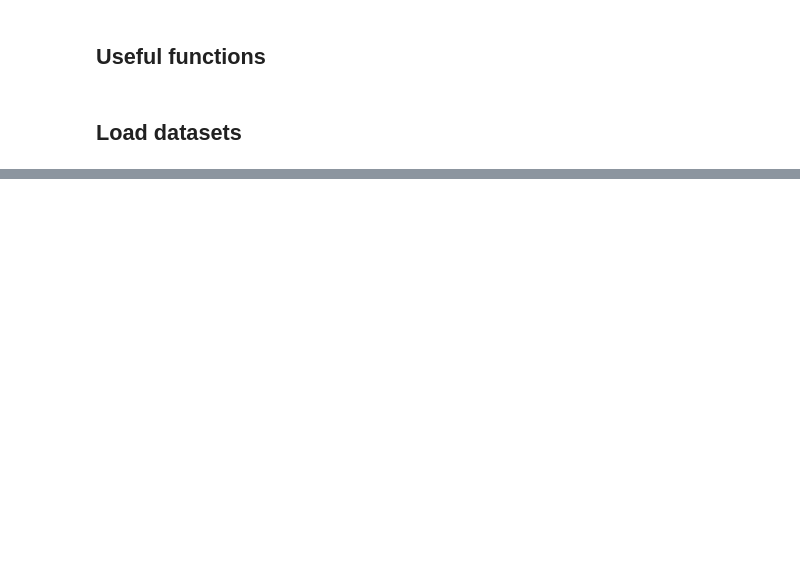
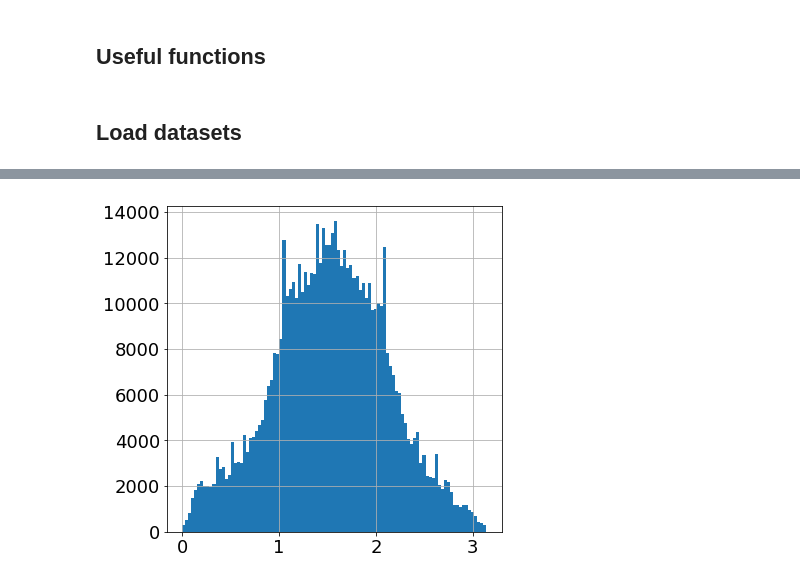
Before and after one commit to davidc1/StopMuCalibration, a Jupyter notebook: Calibration.ipynb, the cells around one changed output, grey strips where cells are left out. Drawn from its saved outputs; the diff is of its cells as text; code cells hidden in the pictures; blank space fills up the shorter version.

```diff
--- a/Calibration.ipynb
+++ b/Calibration.ipynb
@@ -41,3 +67,10 @@ df['end_x_fiducial'] = (detector_x[0] + 10 < df['_trk_end_x']) & (df['_trk_end_x
+# %%
+fig = plt.figure(figsize=(6,6))
+plt.hist(df['theta'].values,bins=100)
+plt.grid()
+plt.show()
+# %% [output]
+[figure, added]
 # %%
 df.query('end_x_fiducial == True')['_trk_end_x'].hist(bins=200)
 # %% [output]
```
Also changed, not shown: parts of 17 cells of this notebook, 3 other files.
